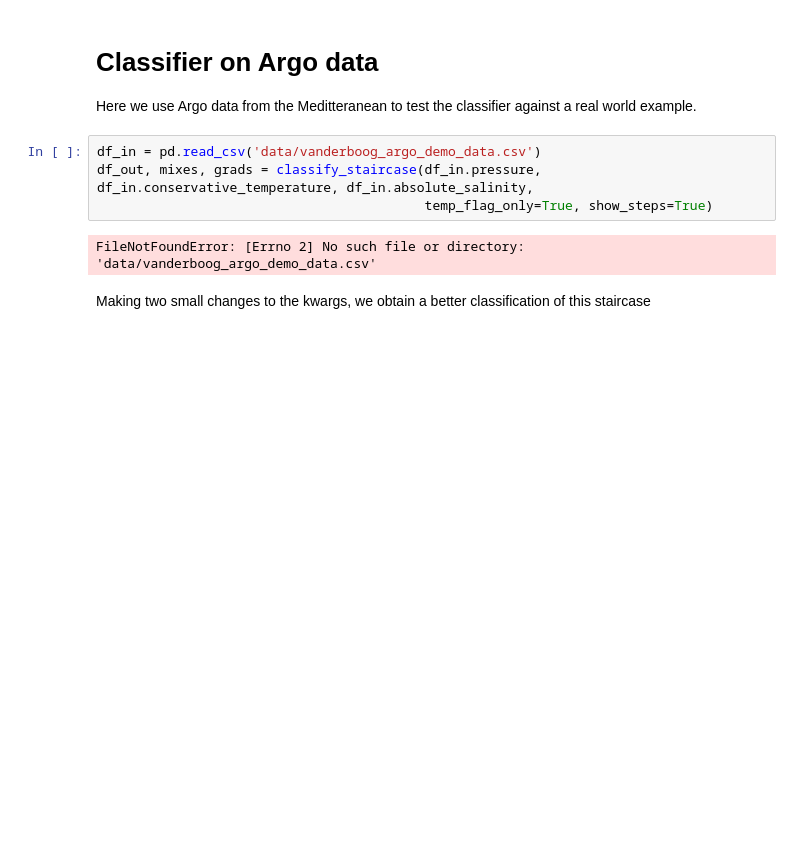
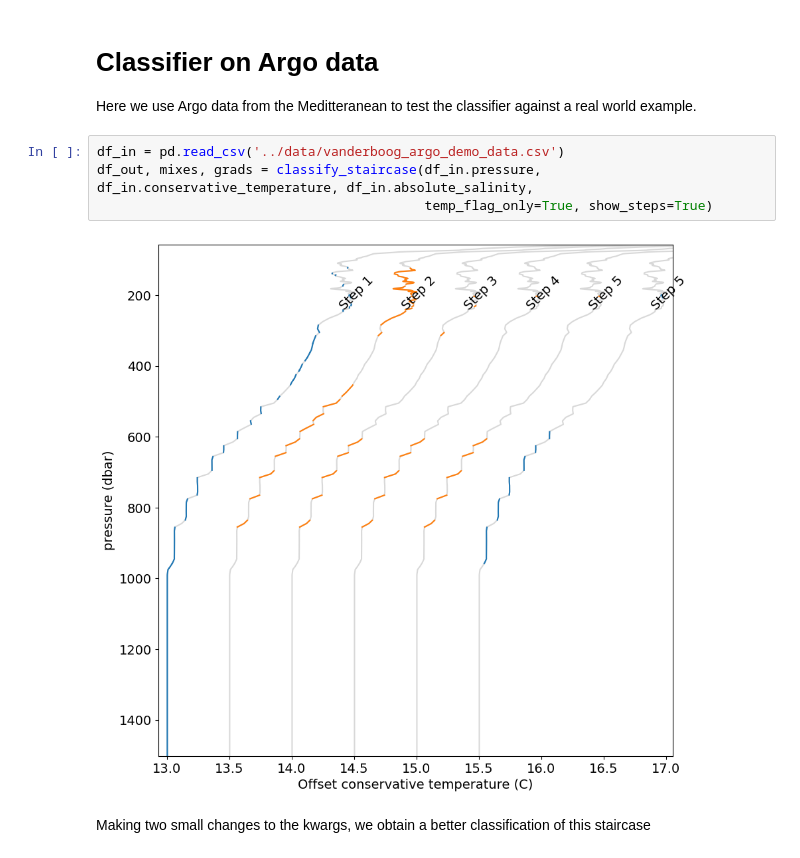
Before and after one commit to callumrollo/thermohaline-steps, a Jupyter notebook: examples/demo.ipynb, the cells around one changed output. Drawn from its saved outputs; the diff is of its cells as text; blank space fills up the shorter version.

```diff
--- a/examples/demo.ipynb
+++ b/examples/demo.ipynb
@@ -145,11 +145,11 @@ grads
 
 Here we use Argo data from the Meditteranean to test the classifier against a real world example.
 # %%
-df_in = pd.read_csv('data/vanderboog_argo_demo_data.csv')
+df_in = pd.read_csv('../data/vanderboog_argo_demo_data.csv')
 df_out, mixes, grads = classify_staircase(df_in.pressure, df_in.conservative_temperature, df_in.absolute_salinity,
                                           temp_flag_only=True, show_steps=True)
 # %% [output]
-FileNotFoundError: [Errno 2] No such file or directory: 'data/vanderboog_argo_demo_data.csv'
+[figure, added]
 # %% [markdown]
 Making two small changes to the kwargs, we obtain a better classification of this staircase
 # %%
```
Also changed, not shown: parts of 10 cells of this notebook, 3 other files.
